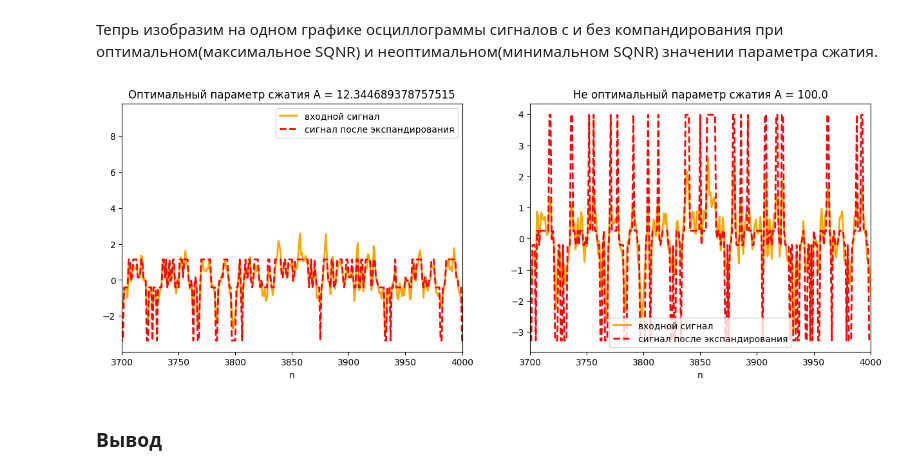
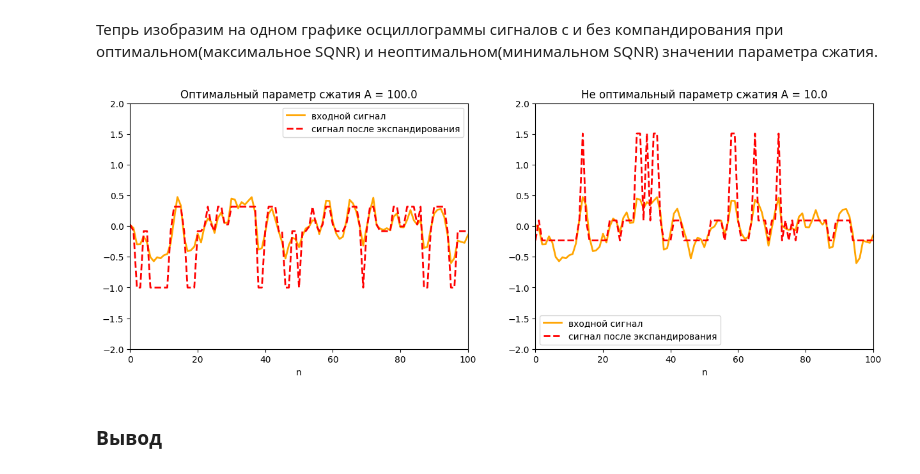
Before and after one commit to AlfaIV/RFinfSystem, a Jupyter notebook: ДЗ1_РСПИ.ipynb, the cells around one changed output. Cells and saved outputs as stored; diff of their text form; code cells hidden in the pictures.

```diff
--- a/ДЗ1_РСПИ.ipynb
+++ b/ДЗ1_РСПИ.ipynb
@@ -158,3 +152,7 @@ sig_norm = (sig_norm - np.mean(sig_norm))/np.std(sig_norm)
+# %%
+
+# sig_norm = (sig - np.mean(sig))/np.std(sig)
+sig_norm = 2*(sig - min(sig))/(max(sig) - min(sig)) - 1
 # %% [markdown]
 Теперь мы имеем действительно нормированный сигнал
 # %%
@@ -229,7 +227,7 @@ plt.show()
 
 $A \approx 87.56$
 # %%
-def compessor(x, A):
+def compessor(x, A = A):
   if 1/A <= abs(x) or abs(x) <= 1:
     return (1 + log(A*abs(x)))/(1 + log(A))*copysign(1,x)
   elif abs(x) < 1/A:
@@ -530,36 +563,38 @@ ax[0].plot(n, expand_sig_opt,
 ax[0].set_title(f"Оптимальный параметр сжатия А = {maxA}")
 ax[0].set_xlabel("n")
 ax[0].legend()
-ax[0].set_xlim(3700,4000)
+ax[0].set_xlim(0,100)
+ax[0].set_ylim(-2,2)
 
 #======================================
 
 ax[1].plot(n, sig_norm,
         linewidth=2.0,
         label="входной сигнал",
         color = "orange")
 
 
 ax[1].plot(n, expand_sig_bad,
         linewidth=2.0,
         linestyle='--',
         # marker='.',
         # label="исходный сигнал",
         # alpha=1,
         label="сигнал после экспандирования",
         color="red")
 
 ax[1].set_title(f"Не оптимальный параметр сжатия А = {minA}")
 ax[1].legend()
 ax[1].set_xlabel("n")
-ax[1].set_xlim(3700,4000)
+ax[1].set_xlim(0,100)
+ax[1].set_ylim(-2,2)
 
 #======================================
 
 fig.set_size_inches(15, 5)
 plt.show()
 # %% [output]
-[figure, old version]
+[figure, new version]
 # %% [markdown]
 ### Вывод
 # %% [markdown]
```
Also changed, not shown: parts of 19 cells of this notebook.
